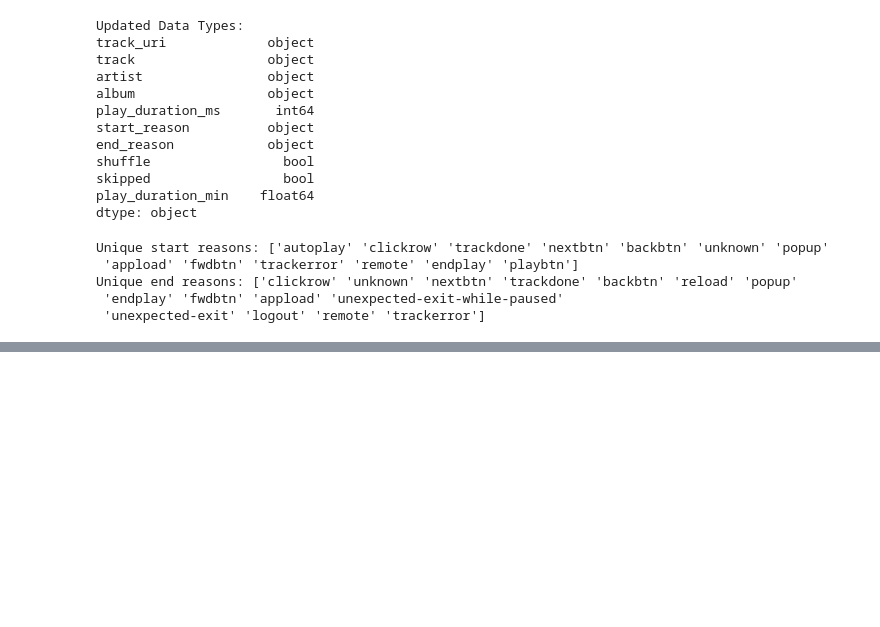
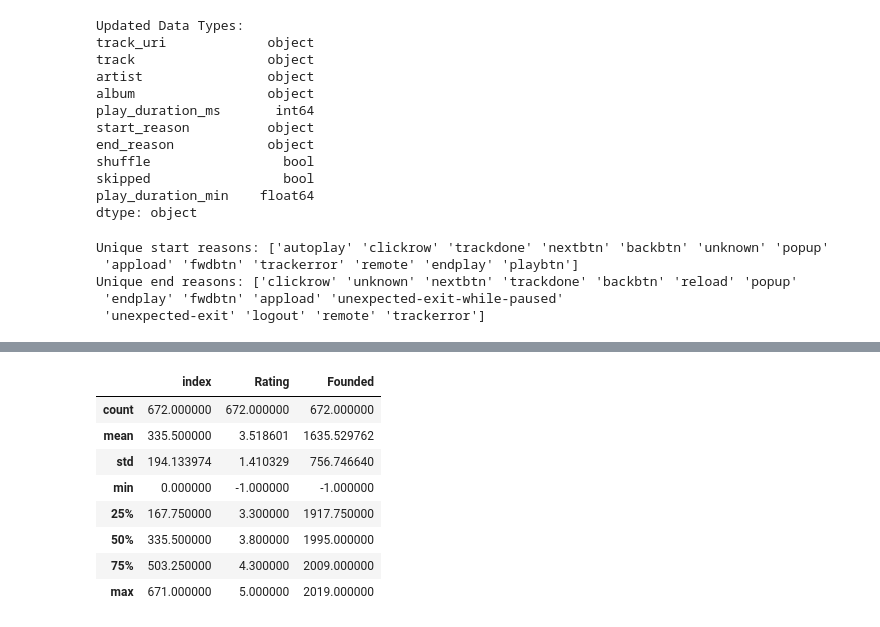
Before and after one commit to deepavarshini09/SoftNexisTechnology_Tasks, a Jupyter notebook: task1_snt.ipynb, the cells around one changed output, grey strips where cells are left out. Saved outputs shown, nothing was run; the diff lists cells and outputs as text; code cells hidden in the pictures; blank space fills up the shorter version.

```diff
--- a/task1_snt.ipynb
+++ b/task1_snt.ipynb
@@ -1002,0 +1035,12 @@ df.to_csv("spotify_cleaned.csv", index=False)
+# %%
+data.describe()
+# %% [output]
+|  | index | Rating | Founded |
+| count | 672.000000 | 672.000000 | 672.000000 |
+| mean | 335.500000 | 3.518601 | 1635.529762 |
+| std | 194.133974 | 1.410329 | 756.746640 |
+| min | 0.000000 | -1.000000 | -1.000000 |
+| 25% | 167.750000 | 3.300000 | 1917.750000 |
+| 50% | 335.500000 | 3.800000 | 1995.000000 |
+| 75% | 503.250000 | 4.300000 | 2009.000000 |
+| max | 671.000000 | 5.000000 | 2019.000000 |
```
Also changed, not shown: parts of 18 cells of this notebook.
